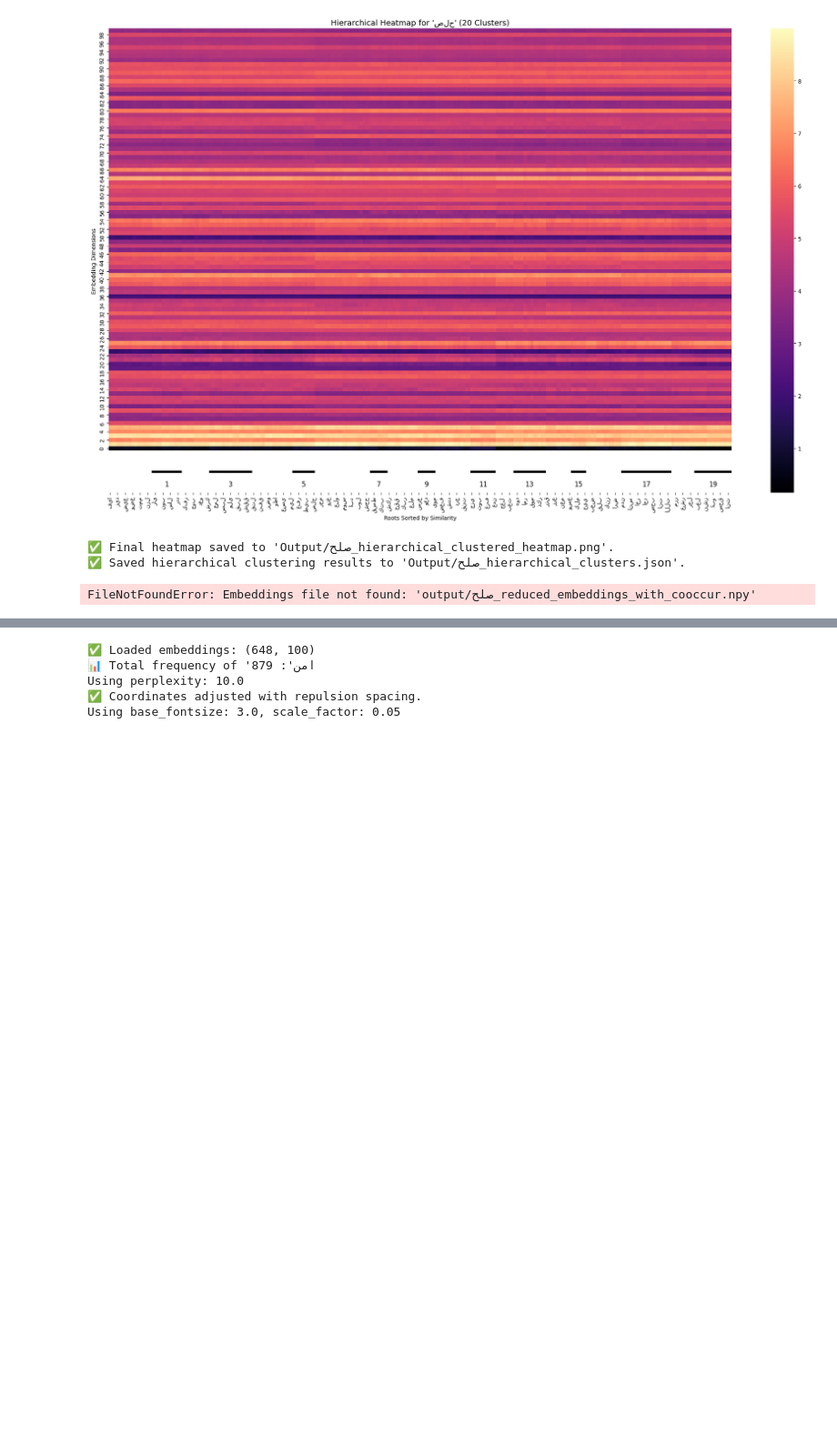
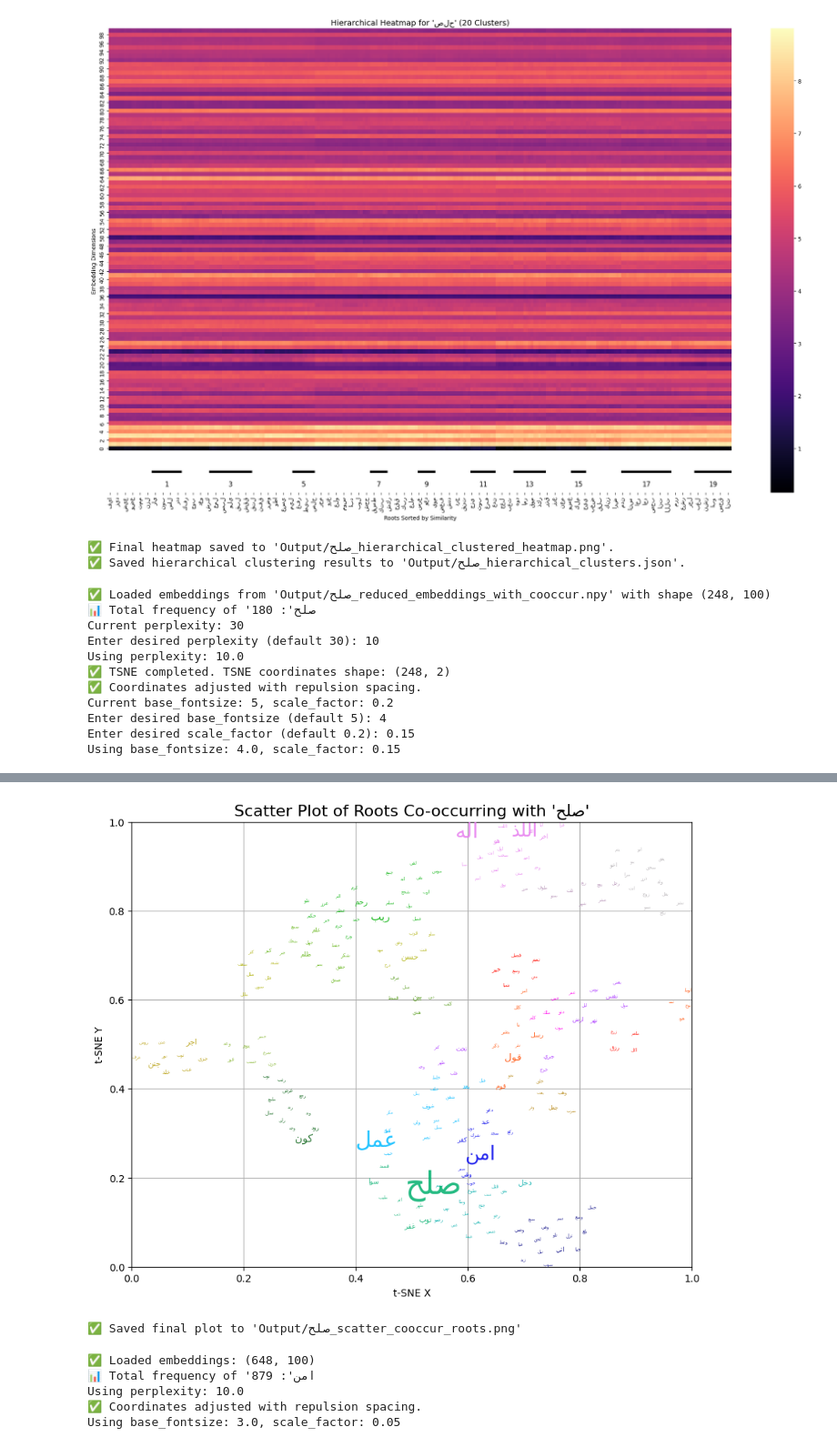
Before and after one commit to Diqzi-D/quran_analysis, a Jupyter notebook: Root Clustering/Root_Clustering.ipynb, the cells around one changed output, grey strips where cells are left out. Shown at 91% size. Saved outputs shown, nothing was run; the diff lists cells and outputs as text; code cells hidden in the pictures; blank space fills up the shorter version.

```diff
--- a/Root Clustering/Root_Clustering.ipynb
+++ b/Root Clustering/Root_Clustering.ipynb
@@ -769,8 +769,8 @@ x = tsne_coords[:, 0]
 y = tsne_coords[:, 1]
 
 # Center around 0 and scale to [-0.6, 0.6]
-x = (x - x.mean()) / (x.ptp()) * 1.2
-y = (y - y.mean()) / (y.ptp()) * 1.2
+x = (x - x.mean()) / (np.ptp(x)) * 1.2
+y = (y - y.mean()) / (np.ptp(y)) * 1.2
 
 # Translate to [0, 1] with padding
 x = x - x.min()
@@ -887,4 +887,14 @@ plt.savefig(output_file, dpi=600, bbox_inches="tight")
 plt.show()
 print(f"✅ Saved final plot to '{output_file}'")
 # %% [output]
-FileNotFoundError: Embeddings file not found: 'output/صلح_reduced_embeddings_with_cooccur.npy'
+✅ Loaded embeddings from 'Output/صلح_reduced_embeddings_with_cooccur.npy' with shape (248, 100)
+📊 Total frequency of 'صلح': 180
+Current perplexity: 30
+Enter desired perplexity (default 30): 10
+Using perplexity: 10.0
+✅ TSNE completed. TSNE coordinates shape: (248, 2)
+✅ Coordinates adjusted with repulsion spacing.
+Current base_fontsize: 5, scale_factor: 0.2
+Enter desired base_fontsize (default 5): 4
+Enter desired scale_factor (default 0.2): 0.15
+Using base_fontsize: 4.0, scale_factor: 0.15
@@ -891,3 +902,5 @@ FileNotFoundError: Embeddings file not found: 'output/صلح_reduced_embeddings_
+[figure, added]
+✅ Saved final plot to 'Output/صلح_scatter_cooccur_roots.png'
 # %%
 # Pattern Power
 
```
Also changed, not shown: parts of 1 cell of this notebook.
